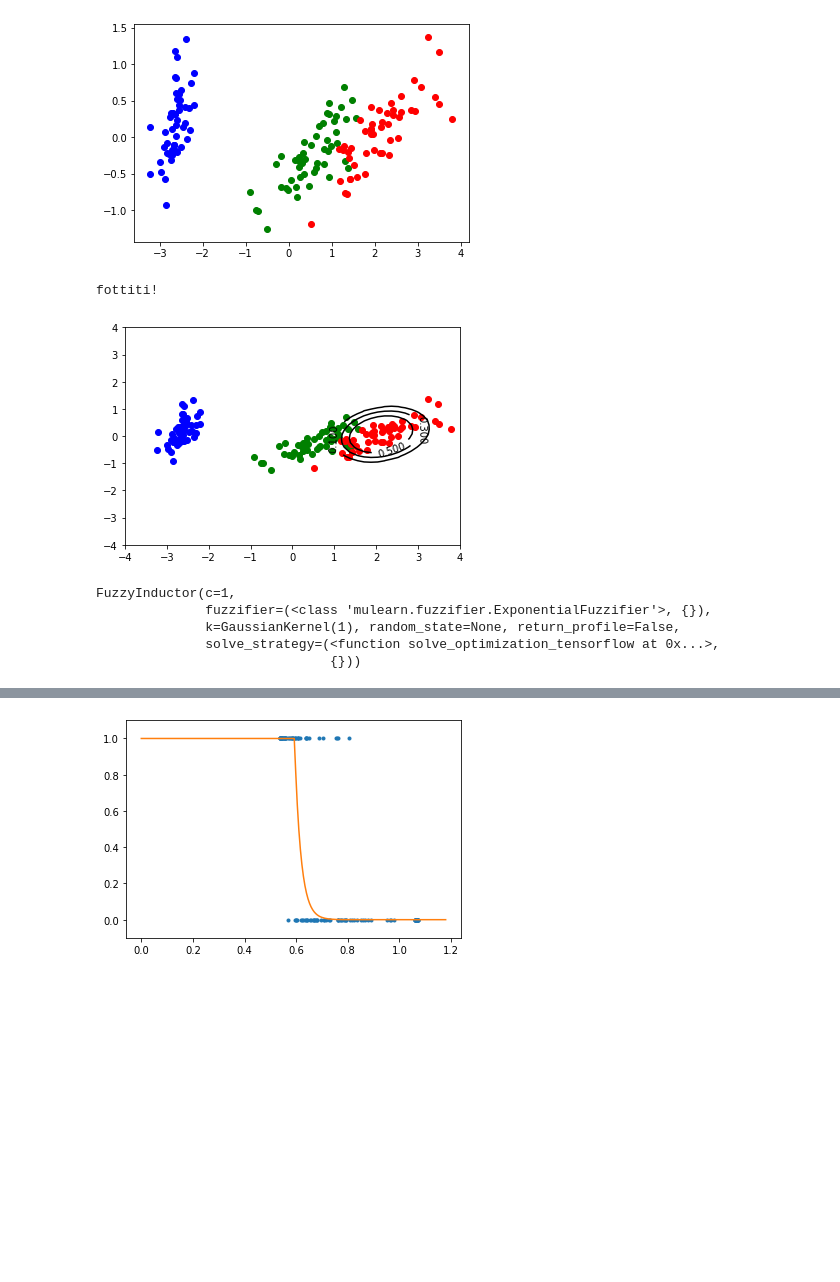
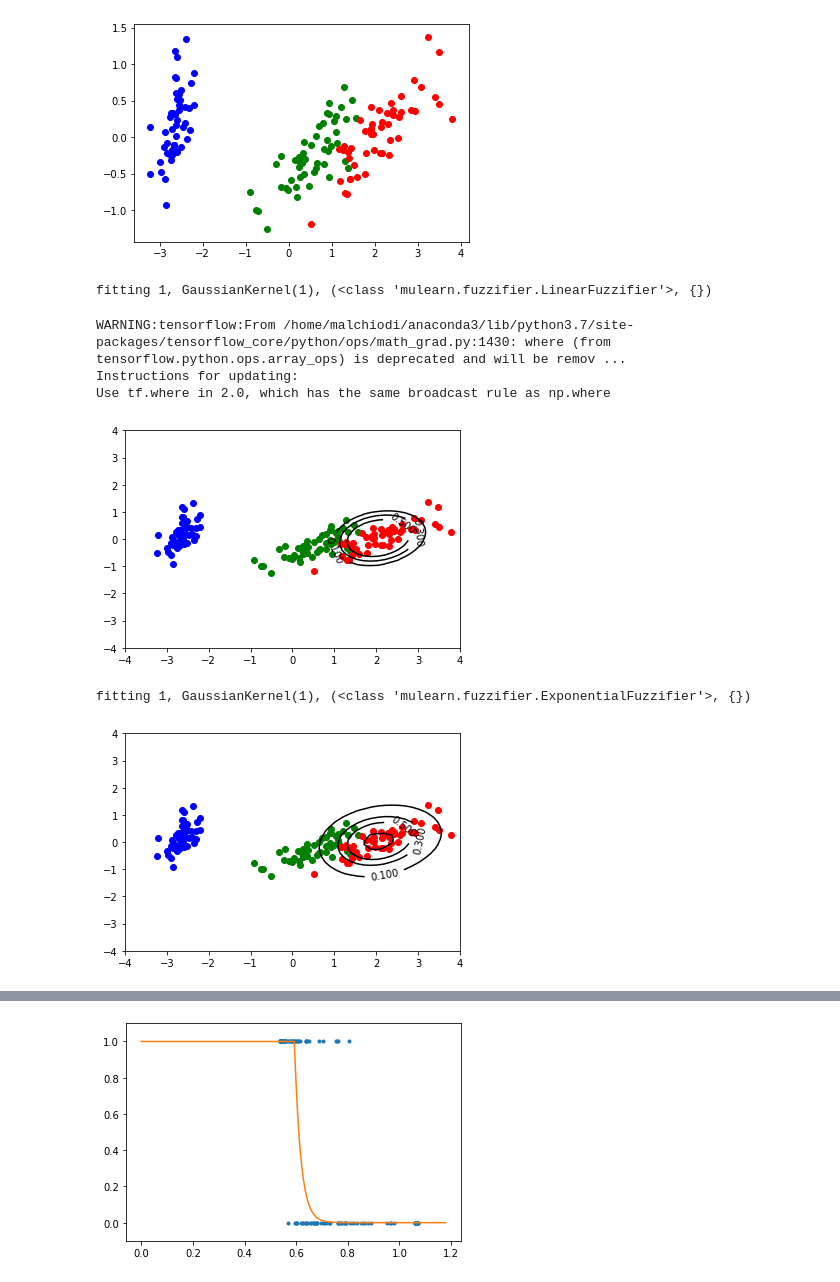
Before and after one commit to ManuelDileo/mulearn, a Jupyter notebook: index.ipynb, the cells around one changed output, grey strips where cells are left out. Cells and saved outputs as stored; diff of their text form; code cells hidden in the pictures; blank space fills up the shorter version.

```diff
--- a/index.ipynb
+++ b/index.ipynb
@@ -77,29 +74,23 @@ abracalla = 'fottiti!'
 # %%
-
-print(abracalla)
 f = FuzzyInductor(fuzzifier=(LinearFuzzifier, {}))
-print(abracalla)
-#here we go
 f.fit(iris_values_2d, mu['Iris-virginica'])
 
 gr_dataset()
 gr_membership_contour(f.estimated_membership_)
 plt.show()
 # %% [output]
-fottiti!
+fitting 1, GaussianKernel(1), (<class 'mulearn.fuzzifier.LinearFuzzifier'>, {})
+WARNING:tensorflow:From /home/malchiodi/anaconda3/lib/python3.7/site-packages/tensorflow_core/python/ops/math_grad.py:1430: where (from tensorflow.python.ops.array_ops) is deprecated and will be remov ...
+Instructions for updating:
+Use tf.where in 2.0, which has the same broadcast rule as np.where
-[figure, old version]
+[figure, new version]
 # %%
-#from mulearn import FuzzyInductor
-
-#f = FuzzyInductor()
-#f.fit(iris_values_2d, mu['Iris-virginica'])
-#gr_dataset()
-#gr_membership_contour(f.estimated_membership_)
-#plt.show()
+f = FuzzyInductor()
+f.fit(iris_values_2d, mu['Iris-virginica'])
+gr_dataset()
+gr_membership_contour(f.estimated_membership_)
+plt.show()
 # %% [output]
-FuzzyInductor(c=1,
-              fuzzifier=(<class 'mulearn.fuzzifier.ExponentialFuzzifier'>, {}),
-              k=GaussianKernel(1), random_state=None, return_profile=False,
-              solve_strategy=(<function solve_optimization_tensorflow at 0x...>,
-                              {}))
+fitting 1, GaussianKernel(1), (<class 'mulearn.fuzzifier.ExponentialFuzzifier'>, {})
+[figure, added]
 # %%
```
Also changed, not shown: parts of 11 cells of this notebook, 10 other files.
